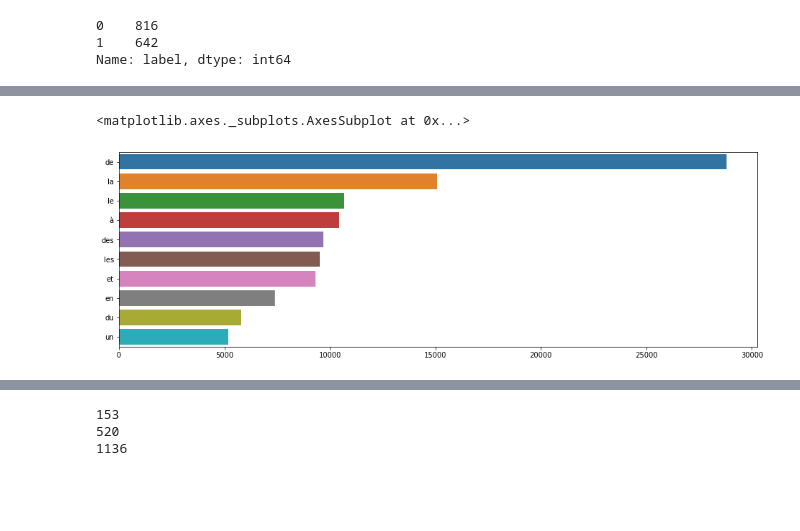
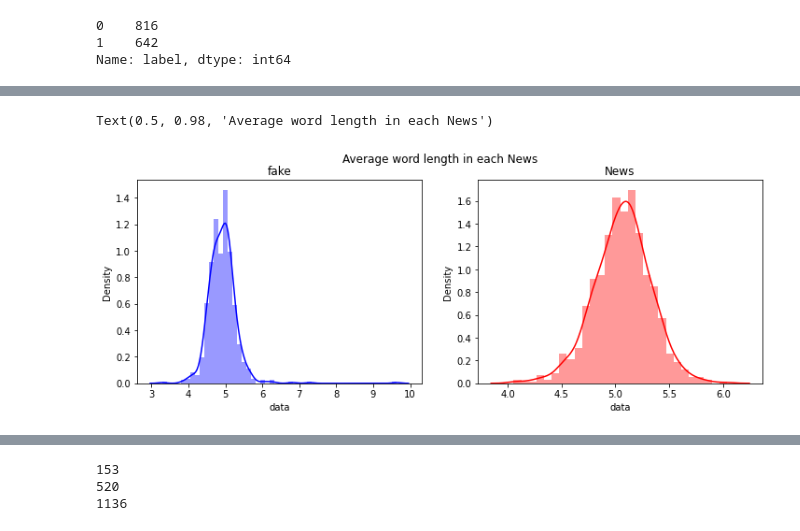
Before and after one commit to ValentinCord/HandsOnAI_2, a Jupyter notebook: NLP_DataAnalysis.ipynb, the cells around one changed output, grey strips where cells are left out. Cells and saved outputs as stored; diff of their text form; code cells hidden in the pictures; blank space fills up the shorter version.

```diff
--- a/NLP_DataAnalysis.ipynb
+++ b/NLP_DataAnalysis.ipynb
@@ -122,3 +122,19 @@ Text(0.5, 0.98, 'Average word length in each tweet')
+# %%
+df_train = df_train.drop(df_train.index[1429])
+df_train = df_train.drop(df_train.index[1230])
+df_train = df_train.drop(df_train.index[1180])
+# %%
+fig,(ax1,ax2)=plt.subplots(1,2,figsize=(12,4))
+word=df_train[df_train['label']==1]['data'].str.split().apply(lambda x : [len(i) for i in x])
+sns.distplot(word.map(lambda x: np.mean(x)),ax=ax1,color='blue')
+ax1.set_title('fake')
+word=df_train[df_train['label']==0]['data'].str.split().apply(lambda x : [len(i) for i in x])
+sns.distplot(word.map(lambda x: np.mean(x)),ax=ax2,color='red')
+ax2.set_title('News')
+fig.suptitle('Average word length in each News')
+# %% [output]
+Text(0.5, 0.98, 'Average word length in each News')
+[figure, added]
 # %%
 def create_corpus(df, label):
     corpus=[]
@@ -128,23 +144,20 @@ def create_corpus(df, label):
             corpus.append(i)
     return corpus
 # %%
-corpus=create_corpus(df_train, 0)
-dic=defaultdict(int)
-for word in corpus:
-    dic[word]+=1
+def calculate_most_frequent_words(corpus):
+  dic=defaultdict(int)
+  for word in corpus:
+      dic[word]+=1
 
-top=sorted(dic.items(), key=lambda x:x[1],reverse=True)[:10]
+  top=sorted(dic.items(), key=lambda x:x[1],reverse=True)[:10]
 
-plt.figure(figsize=(16,5))
-counter=Counter(corpus)
-most=counter.most_common()
-x=[]
-y=[]
-for word,count in most[:10]:
-    x.append(word)
-    y.append(count)
+  plt.figure(figsize=(8,4))
+  counter=Counter(corpus)
+  most=counter.most_common()
+  x=[]
+  y=[]
+  for word,count in most[:10]:
+      x.append(word)
+      y.append(count)
 
-sns.barplot(x=y,y=x)
+  return x, y
-# %% [output]
-<matplotlib.axes._subplots.AxesSubplot at 0x...>
-[figure, removed]
```
Also changed, not shown: parts of 17 cells of this notebook.
